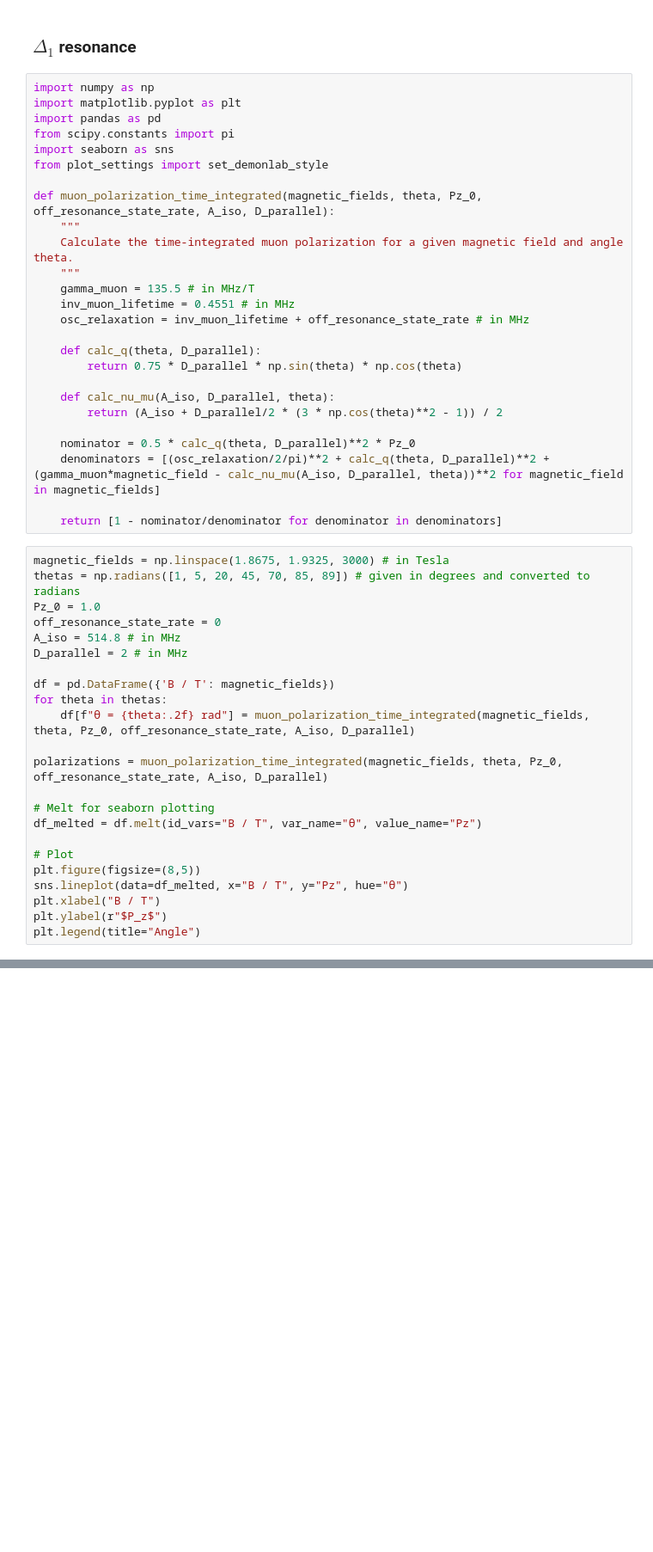
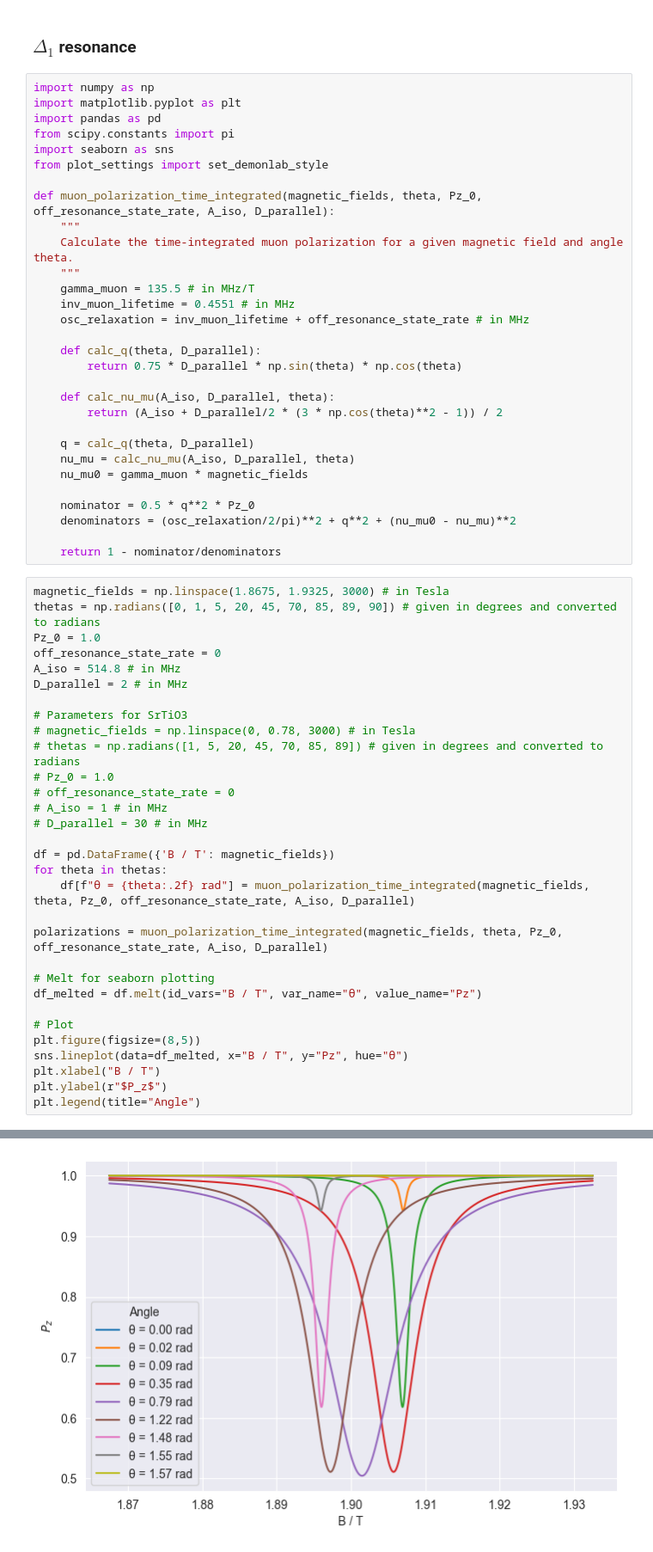
Before and after one commit to davidpwalk/MQ_muSR, a Jupyter notebook: Python/ALC_simulations/Analytical.ipynb, the cells around one changed output, grey strips where cells are left out. Shown at 86% size. Drawn from its saved outputs; the diff is of its cells as text; blank space fills up the shorter version.

```diff
--- a/Python/ALC_simulations/Analytical.ipynb
+++ b/Python/ALC_simulations/Analytical.ipynb
@@ -24,17 +24,29 @@ def muon_polarization_time_integrated(magnetic_fields, theta, Pz_0, off_resonanc
     def calc_nu_mu(A_iso, D_parallel, theta):
         return (A_iso + D_parallel/2 * (3 * np.cos(theta)**2 - 1)) / 2
 
-    nominator = 0.5 * calc_q(theta, D_parallel)**2 * Pz_0
-    denominators = [(osc_relaxation/2/pi)**2 + calc_q(theta, D_parallel)**2 + (gamma_muon*magnetic_field - calc_nu_mu(A_iso, D_parallel, theta))**2 for magnetic_field in magnetic_fields]
+    q = calc_q(theta, D_parallel)
+    nu_mu = calc_nu_mu(A_iso, D_parallel, theta)
+    nu_mu0 = gamma_muon * magnetic_fields
 
-    return [1 - nominator/denominator for denominator in denominators]
+    nominator = 0.5 * q**2 * Pz_0
+    denominators = (osc_relaxation/2/pi)**2 + q**2 + (nu_mu0 - nu_mu)**2
+
+    return 1 - nominator/denominators
 # %%
 magnetic_fields = np.linspace(1.8675, 1.9325, 3000) # in Tesla
-thetas = np.radians([1, 5, 20, 45, 70, 85, 89]) # given in degrees and converted to radians
+thetas = np.radians([0, 1, 5, 20, 45, 70, 85, 89, 90]) # given in degrees and converted to radians
 Pz_0 = 1.0
 off_resonance_state_rate = 0
 A_iso = 514.8 # in MHz
 D_parallel = 2 # in MHz
+
+# Parameters for SrTiO3
+# magnetic_fields = np.linspace(0, 0.78, 3000) # in Tesla
+# thetas = np.radians([1, 5, 20, 45, 70, 85, 89]) # given in degrees and converted to radians
+# Pz_0 = 1.0
+# off_resonance_state_rate = 0
+# A_iso = 1 # in MHz
+# D_parallel = 30 # in MHz
 
 df = pd.DataFrame({'B / T': magnetic_fields})
 for theta in thetas:
@@ -51,3 +63,4 @@ sns.lineplot(data=df_melted, x="B / T", y="Pz", hue="θ")
 plt.xlabel("B / T")
 plt.ylabel(r"$P_z$")
 plt.legend(title="Angle")
+# %% [output]
@@ -53,0 +68 @@ plt.legend(title="Angle")
+[figure, added]
```
Also changed, not shown: parts of 1 cell of this notebook, 3 other files.
